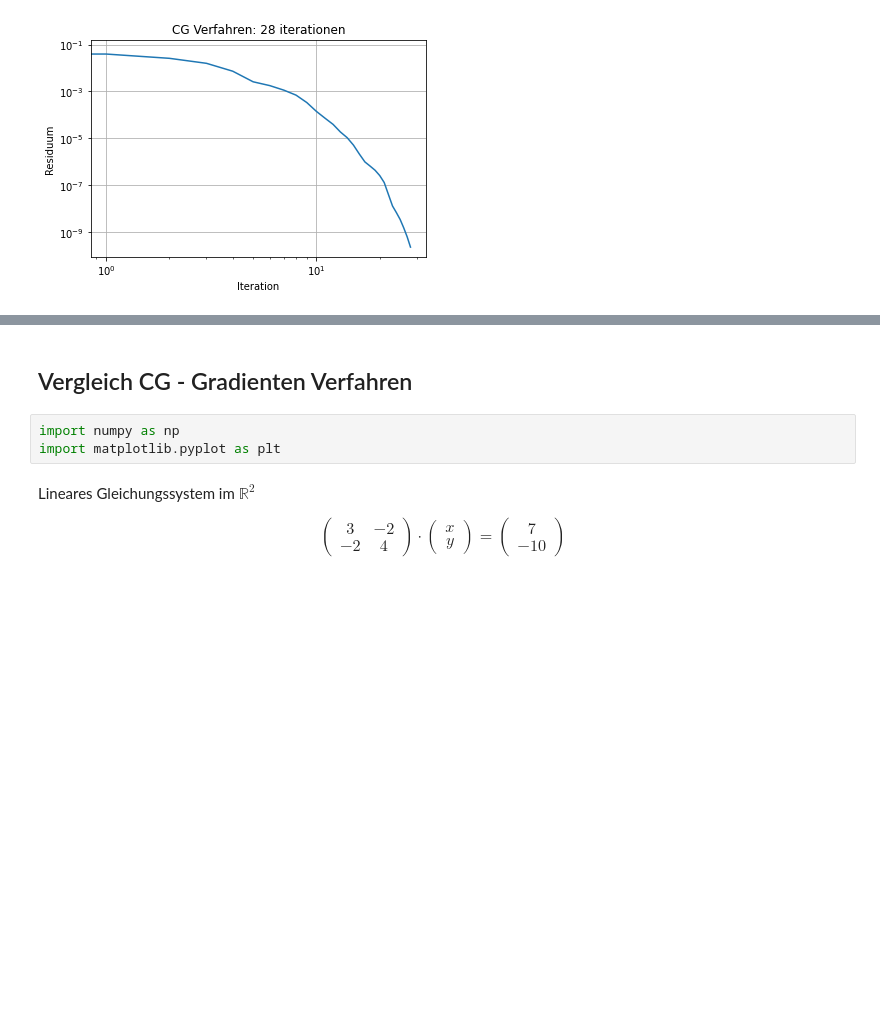
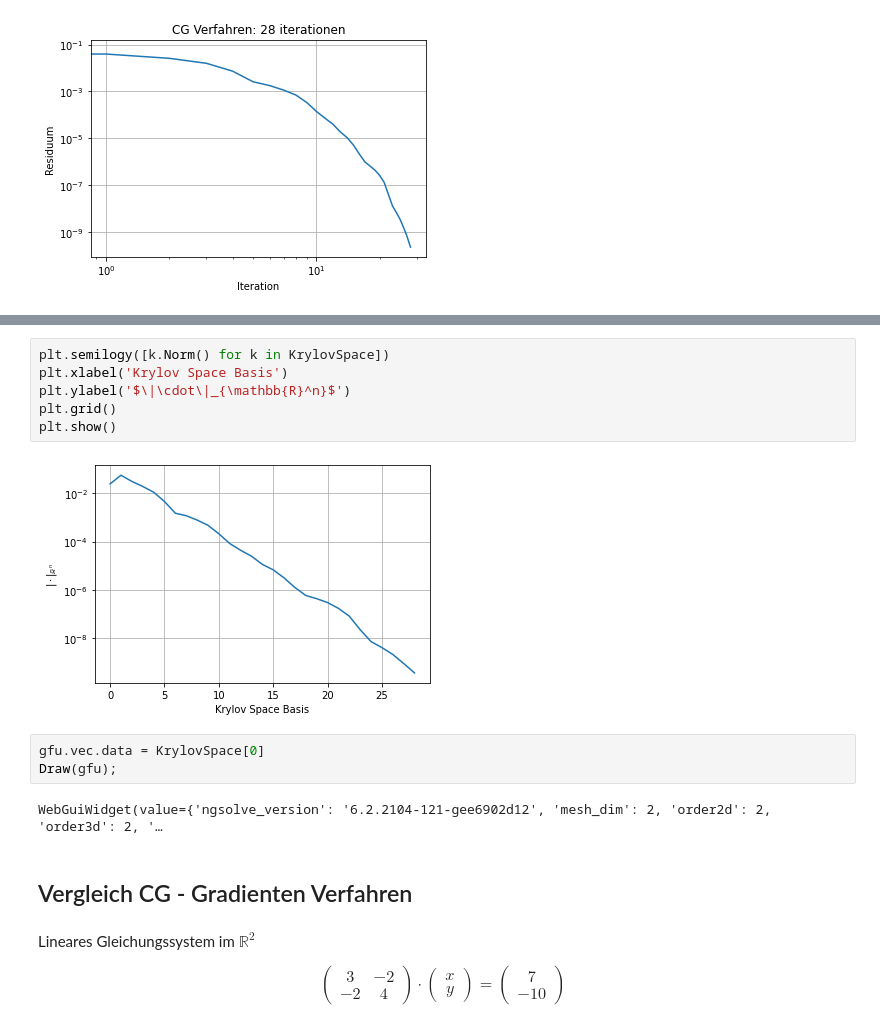
Before and after one commit to omerasipi/HanaScriptos, a Jupyter notebook: NumerikPDE/CGVerfahren.ipynb, the cells around one changed output, grey strips where cells are left out. Saved outputs shown, nothing was run; the diff lists cells and outputs as text; blank space fills up the shorter version.

```diff
--- a/NumerikPDE/CGVerfahren.ipynb
+++ b/NumerikPDE/CGVerfahren.ipynb
@@ -208,8 +227,18 @@ BaseWebGuiScene
+# %%
+plt.semilogy([k.Norm() for k in KrylovSpace])
+plt.xlabel('Krylov Space Basis')
+plt.ylabel('$\|\cdot\|_{\mathbb{R}^n}$')
+plt.grid()
+plt.show()
+# %% [output]
+[figure, added]
+# %%
+gfu.vec.data = KrylovSpace[0]
+Draw(gfu);
+# %% [output]
+WebGuiWidget(value={'ngsolve_version': '6.2.2104-121-gee6902d12', 'mesh_dim': 2, 'order2d': 2, 'order3d': 2, '…
 # %% [markdown]
 ## Vergleich CG - Gradienten Verfahren
-# %%
-import numpy as np
-import matplotlib.pyplot as plt
 # %% [markdown]
 Lineares Gleichungssystem im $\mathbb{R}^2$
 
```
Also changed, not shown: parts of 8 cells of this notebook.
